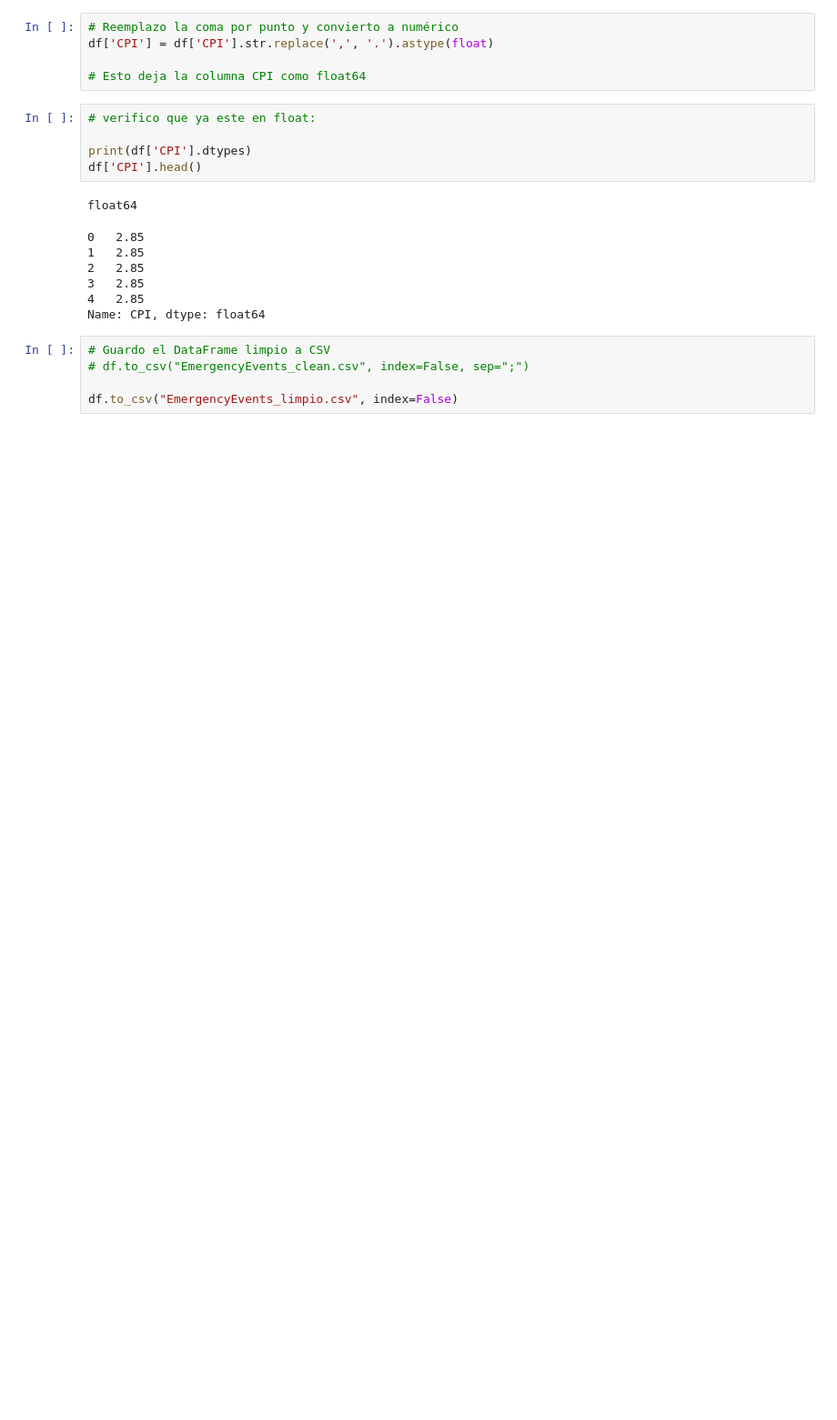
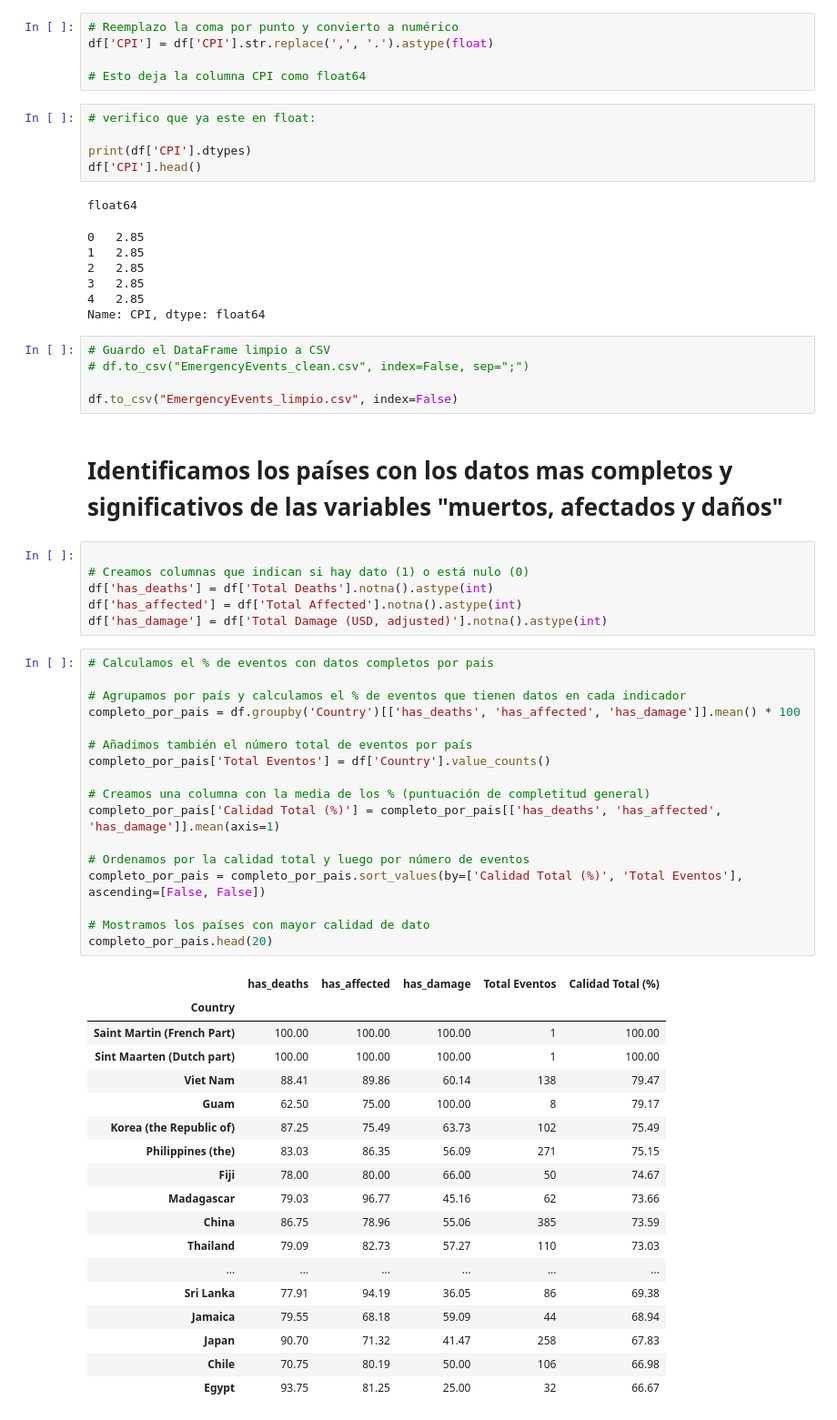
Before and after one commit to CristinaMSF/Cris-Isa, a Jupyter notebook: limpieza.ipynb, the cells around one changed output. Shown at 91% size. Drawn from its saved outputs; the diff is of its cells as text; blank space fills up the shorter version.

```diff
--- a/limpieza.ipynb
+++ b/limpieza.ipynb
@@ -1026,3 +1026,47 @@ Name: CPI, dtype: float64
 # df.to_csv("EmergencyEvents_clean.csv", index=False, sep=";")
 
 df.to_csv("EmergencyEvents_limpio.csv", index=False)
+# %% [markdown]
+# Identificamos los países con los datos mas completos y significativos de las variables "muertos, afectados y daños"
+# %%
+
+# Creamos columnas que indican si hay dato (1) o está nulo (0)
+df['has_deaths'] = df['Total Deaths'].notna().astype(int)
+df['has_affected'] = df['Total Affected'].notna().astype(int)
+df['has_damage'] = df['Total Damage (USD, adjusted)'].notna().astype(int)
+# %%
+# Calculamos el % de eventos con datos completos por pais
+
+# Agrupamos por país y calculamos el % de eventos que tienen datos en cada indicador
+completo_por_pais = df.groupby('Country')[['has_deaths', 'has_affected', 'has_damage']].mean() * 100
+
+# Añadimos también el número total de eventos por país
+completo_por_pais['Total Eventos'] = df['Country'].value_counts()
+
+# Creamos una columna con la media de los % (puntuación de completitud general)
+completo_por_pais['Calidad Total (%)'] = completo_por_pais[['has_deaths', 'has_affected', 'has_damage']].mean(axis=1)
+
+# Ordenamos por la calidad total y luego por número de eventos
+completo_por_pais = completo_por_pais.sort_values(by=['Calidad Total (%)', 'Total Eventos'], ascending=[False, False])
+
+# Mostramos los países con mayor calidad de dato
+completo_por_pais.head(20)
+# %% [output]
+|  | has_deaths | has_affected | has_damage | Total Eventos | Calidad Total (%) |
+| Country |  |  |  |  |  |
+| Saint Martin (French Part) | 100.00 | 100.00 | 100.00 | 1 | 100.00 |
+| Sint Maarten (Dutch part) | 100.00 | 100.00 | 100.00 | 1 | 100.00 |
+| Viet Nam | 88.41 | 89.86 | 60.14 | 138 | 79.47 |
+| Guam | 62.50 | 75.00 | 100.00 | 8 | 79.17 |
+| Korea (the Republic of) | 87.25 | 75.49 | 63.73 | 102 | 75.49 |
+| Philippines (the) | 83.03 | 86.35 | 56.09 | 271 | 75.15 |
+| Fiji | 78.00 | 80.00 | 66.00 | 50 | 74.67 |
+| Madagascar | 79.03 | 96.77 | 45.16 | 62 | 73.66 |
+| China | 86.75 | 78.96 | 55.06 | 385 | 73.59 |
+| Thailand | 79.09 | 82.73 | 57.27 | 110 | 73.03 |
+| ... | ... | ... | ... | ... | ... |
+| Sri Lanka | 77.91 | 94.19 | 36.05 | 86 | 69.38 |
+| Jamaica | 79.55 | 68.18 | 59.09 | 44 | 68.94 |
+| Japan | 90.70 | 71.32 | 41.47 | 258 | 67.83 |
+| Chile | 70.75 | 80.19 | 50.00 | 106 | 66.98 |
+| Egypt | 93.75 | 81.25 | 25.00 | 32 | 66.67 |
```
Also changed, not shown: parts of 16 cells of this notebook, 1 other file.
